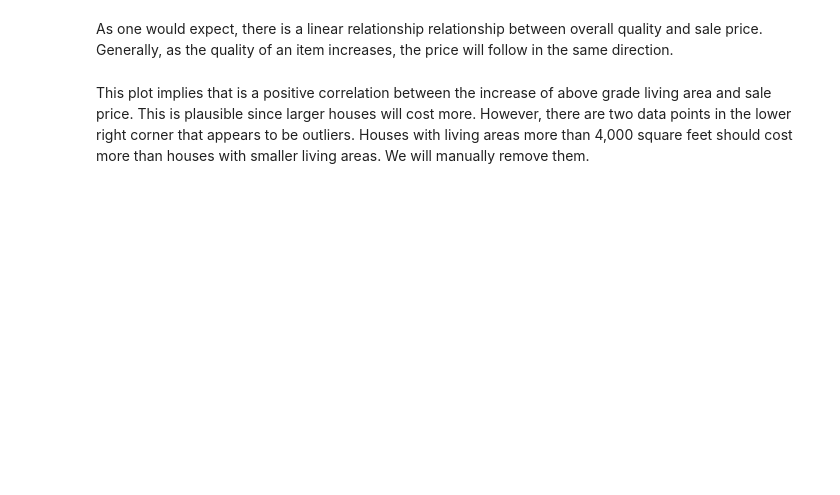
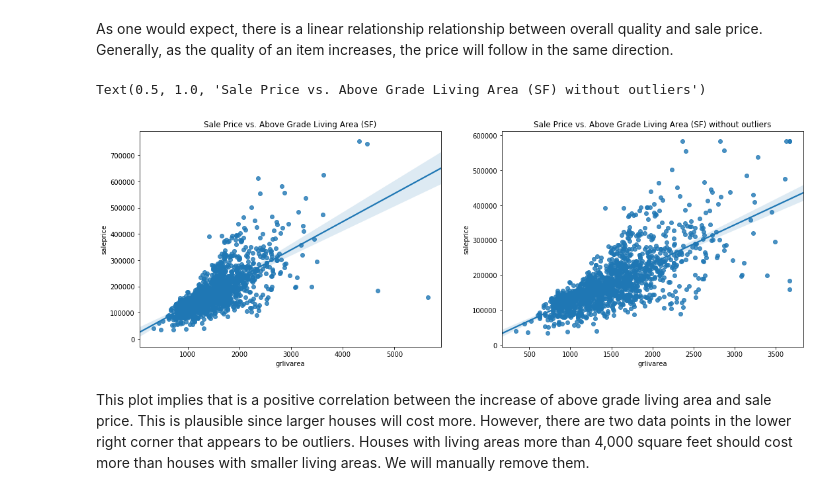
Before and after one commit to tsaw8/Thinkful_Project, a Jupyter notebook: Module 19: Supervised learning: solving regression problems/8. Challenge House prices model .ipynb, the cells around one changed output. Drawn from its saved outputs; the diff is of its cells as text; code cells hidden in the pictures; blank space fills up the shorter version.

```diff
--- a/Module 19: Supervised learning: solving regression problems/8. Challenge House prices model .ipynb
+++ b/Module 19: Supervised learning: solving regression problems/8. Challenge House prices model .ipynb
@@ -436,7 +495,17 @@ plt.title('Sale Price vs. Overall Quality')
 # %% [markdown]
 As one would expect, there is a linear relationship relationship between overall quality and sale price. Generally, as the quality of an item increases, the price will follow in the same direction.
 # %%
+plt.figure(figsize=(18,6))
+
+plt.subplot(1,2,1)
+sns.regplot(x="grlivarea", y="saleprice", data=df)
+plt.title('Sale Price vs. Above Grade Living Area (SF)')
+
+plt.subplot(1,2,2)
 sns.regplot(x="grlivarea", y="saleprice", data=df2)
-plt.title('Sale Price vs. Above Grade Living Area (SF)')
+plt.title('Sale Price vs. Above Grade Living Area (SF) without outliers')
+# %% [output]
+Text(0.5, 1.0, 'Sale Price vs. Above Grade Living Area (SF) without outliers')
+[figure, added]
 # %% [markdown]
 This plot implies that is a positive correlation between the increase of above grade living area and sale price. This is plausible since larger houses will cost more. However, there are two data points in the lower right corner that appears to be outliers. Houses with living areas more than 4,000 square feet should cost more than houses with smaller living areas. We will manually remove them.
```
Also changed, not shown: parts of 64 cells of this notebook.
